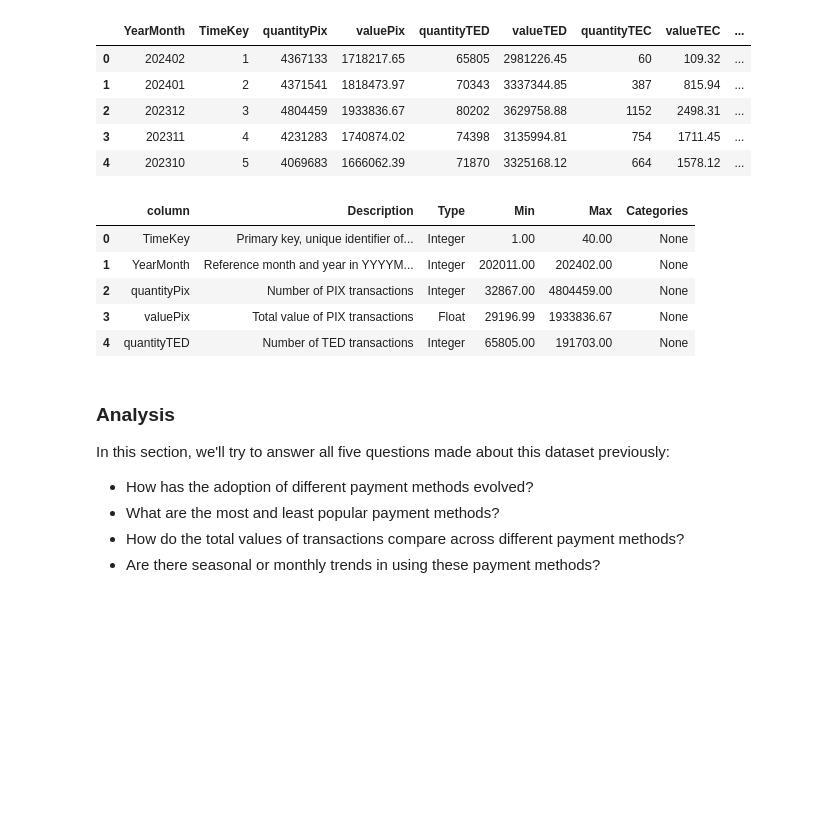
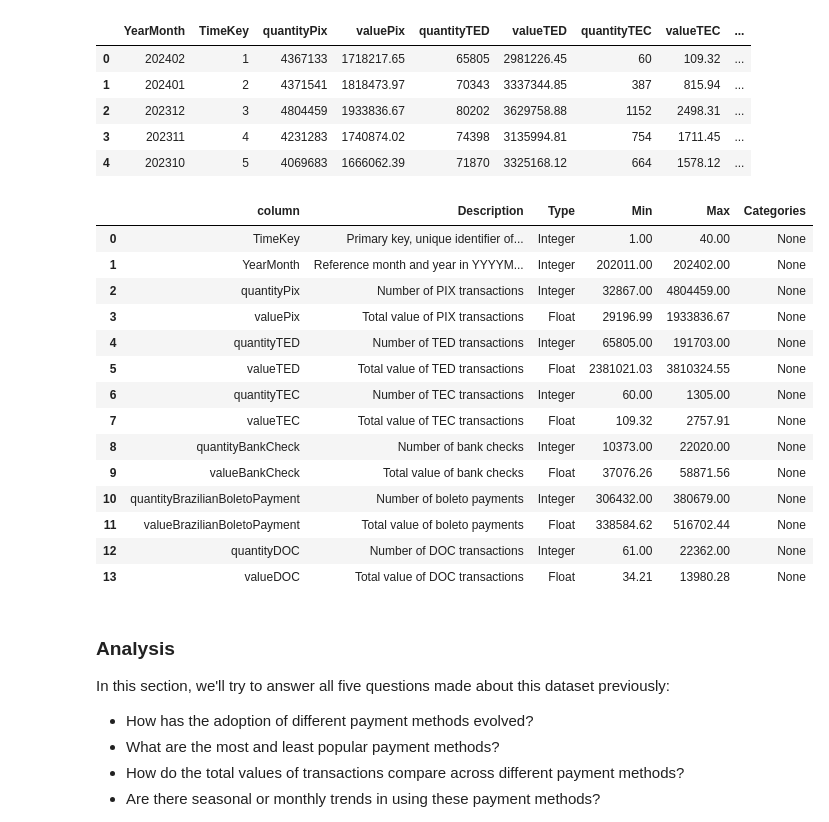
Before and after one commit to jacquesbilombe/Payment-Patterns-Brazil, a Jupyter notebook: Payment_Patterns_Brazil.ipynb, the cells around one changed output. Saved outputs shown, nothing was run; the diff lists cells and outputs as text; code cells hidden in the pictures; blank space fills up the shorter version.

```diff
--- a/Payment_Patterns_Brazil.ipynb
+++ b/Payment_Patterns_Brazil.ipynb
@@ -206,34 +206,43 @@ catalog_data = [
     {'column': 'quantityPix', 'Description': 'Number of PIX transactions', 'Type': 'Integer', 'Min': 0, 'Max': 'to be calculated', 'Categories': None},
     {'column': 'valuePix', 'Description': 'Total value of PIX transactions', 'Type': 'Float', 'Min': 0.0, 'Max': 'to be calculated', 'Categories': None},
     {'column': 'quantityTED', 'Description': 'Number of TED transactions', 'Type': 'Integer', 'Min': 0, 'Max': 'to be calculated', 'Categories': None},
     {'column': 'valueTED', 'Description': 'Total value of TED transactions', 'Type': 'Float', 'Min': 0.0, 'Max': 'to be calculated', 'Categories': None},
     {'column': 'quantityTEC', 'Description': 'Number of TEC transactions', 'Type': 'Integer', 'Min': 0, 'Max': 'to be calculated', 'Categories': None},
     {'column': 'valueTEC', 'Description': 'Total value of TEC transactions', 'Type': 'Float', 'Min': 0.0, 'Max': 'to be calculated', 'Categories': None},
     {'column': 'quantityBankCheck', 'Description': 'Number of bank checks', 'Type': 'Integer', 'Min': 0, 'Max': 'to be calculated', 'Categories': None},
     {'column': 'valueBankCheck', 'Description': 'Total value of bank checks', 'Type': 'Float', 'Min': 0.0, 'Max': 'to be calculated', 'Categories': None},
     {'column': 'quantityBrazilianBoletoPayment', 'Description': 'Number of boleto payments', 'Type': 'Integer', 'Min': 0, 'Max': 'to be calculated', 'Categories': None},
     {'column': 'valueBrazilianBoletoPayment', 'Description': 'Total value of boleto payments', 'Type': 'Float', 'Min': 0.0, 'Max': 'to be calculated', 'Categories': None},
     {'column': 'quantityDOC', 'Description': 'Number of DOC transactions', 'Type': 'Integer', 'Min': 0, 'Max': 'to be calculated', 'Categories': None},
     {'column': 'valueDOC', 'Description': 'Total value of DOC transactions', 'Type': 'Float', 'Min': 0.0, 'Max': 'to be calculated', 'Categories': None},
 ]
 
 
 # Associate the dict min_max_dict with dict list catalog_data
 for i in range(len(catalog_data)):
   column_name = catalog_data[i]['column']
   catalog_data[i]['Min'] = min_max_dict['min'][column_name]
   catalog_data[i]['Max'] = min_max_dict['max'][column_name]
 
 # Criar um DataFrame a partir da lista de dicionários
 catalog_df = pd.DataFrame(catalog_data)
-catalog_df.head()
+catalog_df
 # %% [output]
 |  | column | Description | Type | Min | Max | Categories |
 | 0 | TimeKey | Primary key, unique identifier of... | Integer | 1.00 | 40.00 | None |
 | 1 | YearMonth | Reference month and year in YYYYM... | Integer | 202011.00 | 202402.00 | None |
 | 2 | quantityPix | Number of PIX transactions | Integer | 32867.00 | 4804459.00 | None |
 | 3 | valuePix | Total value of PIX transactions | Float | 29196.99 | 1933836.67 | None |
 | 4 | quantityTED | Number of TED transactions | Integer | 65805.00 | 191703.00 | None |
+| 5 | valueTED | Total value of TED transactions | Float | 2381021.03 | 3810324.55 | None |
+| 6 | quantityTEC | Number of TEC transactions | Integer | 60.00 | 1305.00 | None |
+| 7 | valueTEC | Total value of TEC transactions | Float | 109.32 | 2757.91 | None |
+| 8 | quantityBankCheck | Number of bank checks | Integer | 10373.00 | 22020.00 | None |
+| 9 | valueBankCheck | Total value of bank checks | Float | 37076.26 | 58871.56 | None |
+| 10 | quantityBrazilianBoletoPayment | Number of boleto payments | Integer | 306432.00 | 380679.00 | None |
+| 11 | valueBrazilianBoletoPayment | Total value of boleto payments | Float | 338584.62 | 516702.44 | None |
+| 12 | quantityDOC | Number of DOC transactions | Integer | 61.00 | 22362.00 | None |
+| 13 | valueDOC | Total value of DOC transactions | Float | 34.21 | 13980.28 | None |
 # %% [markdown]
 ### Analysis
 
```
